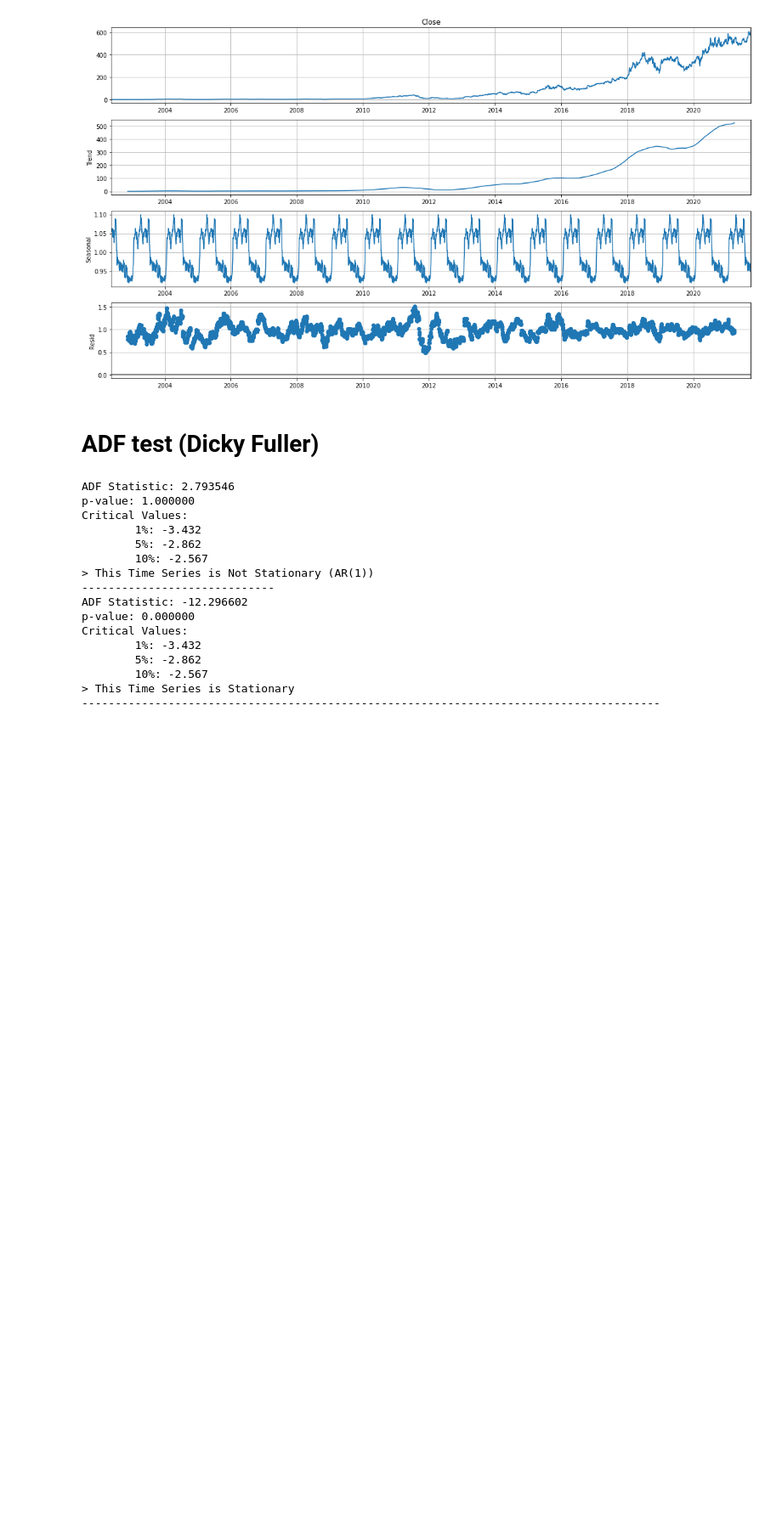
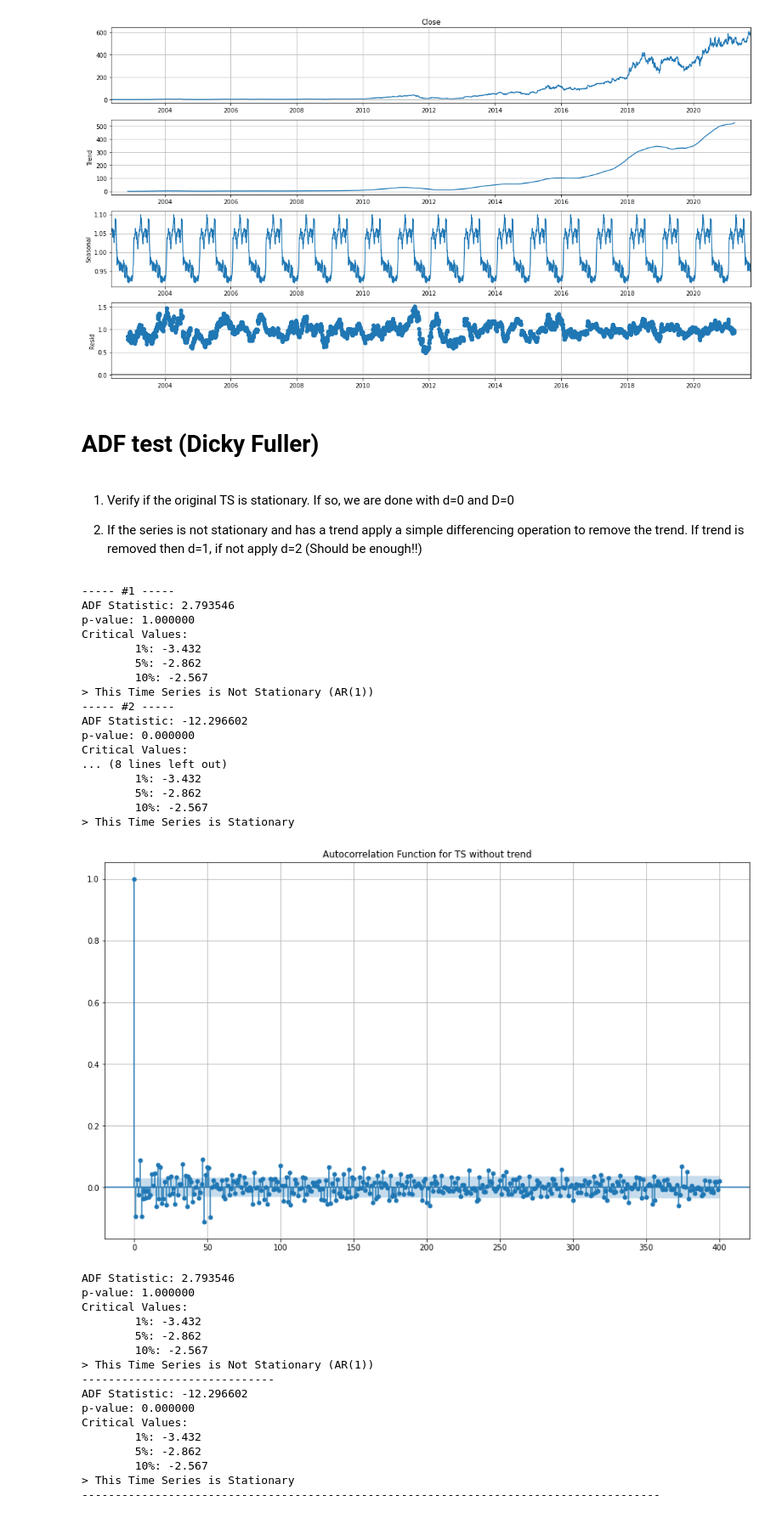
Before and after one commit to tfernandes14/ASTP-Project, a Jupyter notebook: Project.ipynb, the cells around one changed output. Shown at 85% size. Drawn from its saved outputs; the diff is of its cells as text; code cells hidden in the pictures; blank space fills up the shorter version.

```diff
--- a/Project.ipynb
+++ b/Project.ipynb
@@ -478,6 +481,49 @@ def rolling_mean_std(timeseries, lag):
     plt.legend(loc='best')
     plt.title('Rolling Mean and Standard Deviation')
     plt.show(block=False)
+# %% [markdown]
+1. Verify if the original TS is stationary. If so, we are done with d=0 and D=0
+
+
+2. If the series is not stationary and has a trend apply a simple differencing operation to remove the trend. If trend is removed then d=1, if not apply d=2 (Should be enough!!)
+# %%
+# %matplotlib qt
+
+# 1
+print("----- #1 -----")
+test_stationary(y)
+
+# 2
+print("----- #2 -----")
+no_trend = y.diff()
+plot_acf(no_trend.dropna(), lags=400, title='Autocorrelation Function for TS without trend')
+test_stationary(no_trend.dropna())
+
+# 3
+print("----- #3 -----")
+no_trend_season = no_trend.diff(364)
+test_stationary(no_trend_season.dropna())
+# plot_acf(y, lags=365, title="Autocorrelation Function (lags=365)")
+# plot_pacf(y, lags=365, title="Partial Autocorrelation Function (lags=365)")
+# %% [output]
+----- #1 -----
+ADF Statistic: 2.793546
+p-value: 1.000000
+Critical Values:
+        1%: -3.432
+        5%: -2.862
+        10%: -2.567
+> This Time Series is Not Stationary (AR(1))
+----- #2 -----
+ADF Statistic: -12.296602
+p-value: 0.000000
+Critical Values:
+... (8 lines left out)
+        1%: -3.432
+        5%: -2.862
+        10%: -2.567
+> This Time Series is Stationary
+[figure, added]
 # %%
 # If the p-value is greater than alpha, you assume that the null hypothesis is true.
 
```
Also changed, not shown: parts of 35 cells of this notebook, 15 other files.
